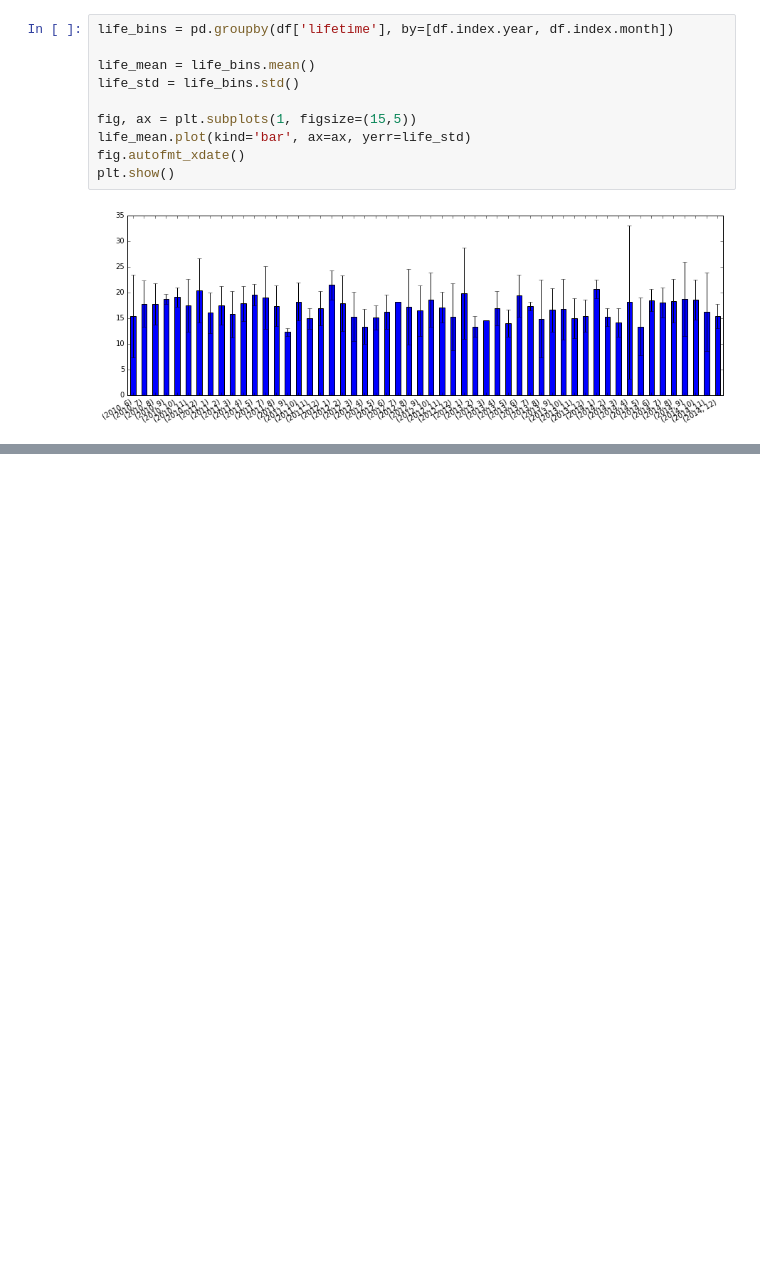
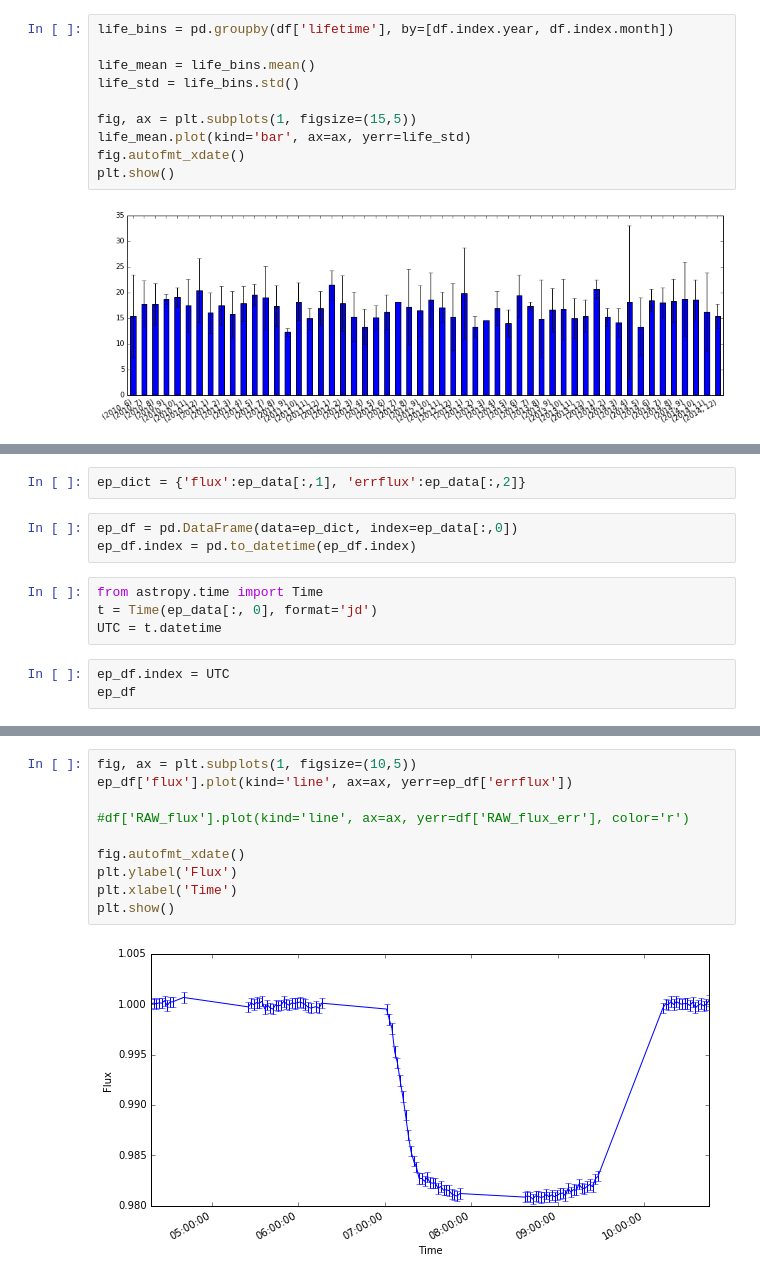
Before and after one commit to Mallcock1/2016-01-11_Sheffield_Notes, a Jupyter notebook: 08-Time-Series-Data.ipynb, the cells around one changed output, grey strips where cells are left out. Cells and saved outputs as stored; diff of their text form; blank space fills up the shorter version.

```diff
--- a/08-Time-Series-Data.ipynb
+++ b/08-Time-Series-Data.ipynb
@@ -424,0 +493,12 @@ HINT: You'll need to treat this data slightly differently. The date here is in J
+# %%
+ep_dict = {'flux':ep_data[:,1], 'errflux':ep_data[:,2]}
+# %%
+ep_df = pd.DataFrame(data=ep_dict, index=ep_data[:,0])
+ep_df.index = pd.to_datetime(ep_df.index)
+# %%
+from astropy.time import Time
+t = Time(ep_data[:, 0], format='jd')
+UTC = t.datetime
+# %%
+ep_df.index = UTC
+ep_df
@@ -424,0 +524,12 @@ HINT: You'll need to treat this data slightly differently. The date here is in J
+# %%
+fig, ax = plt.subplots(1, figsize=(10,5))
+ep_df['flux'].plot(kind='line', ax=ax, yerr=ep_df['errflux'])
+
+#df['RAW_flux'].plot(kind='line', ax=ax, yerr=df['RAW_flux_err'], color='r')
+
+fig.autofmt_xdate()
+plt.ylabel('Flux')
+plt.xlabel('Time')
+plt.show()
+# %% [output]
+[figure, added]
```
Also changed, not shown: parts of 11 cells of this notebook.
